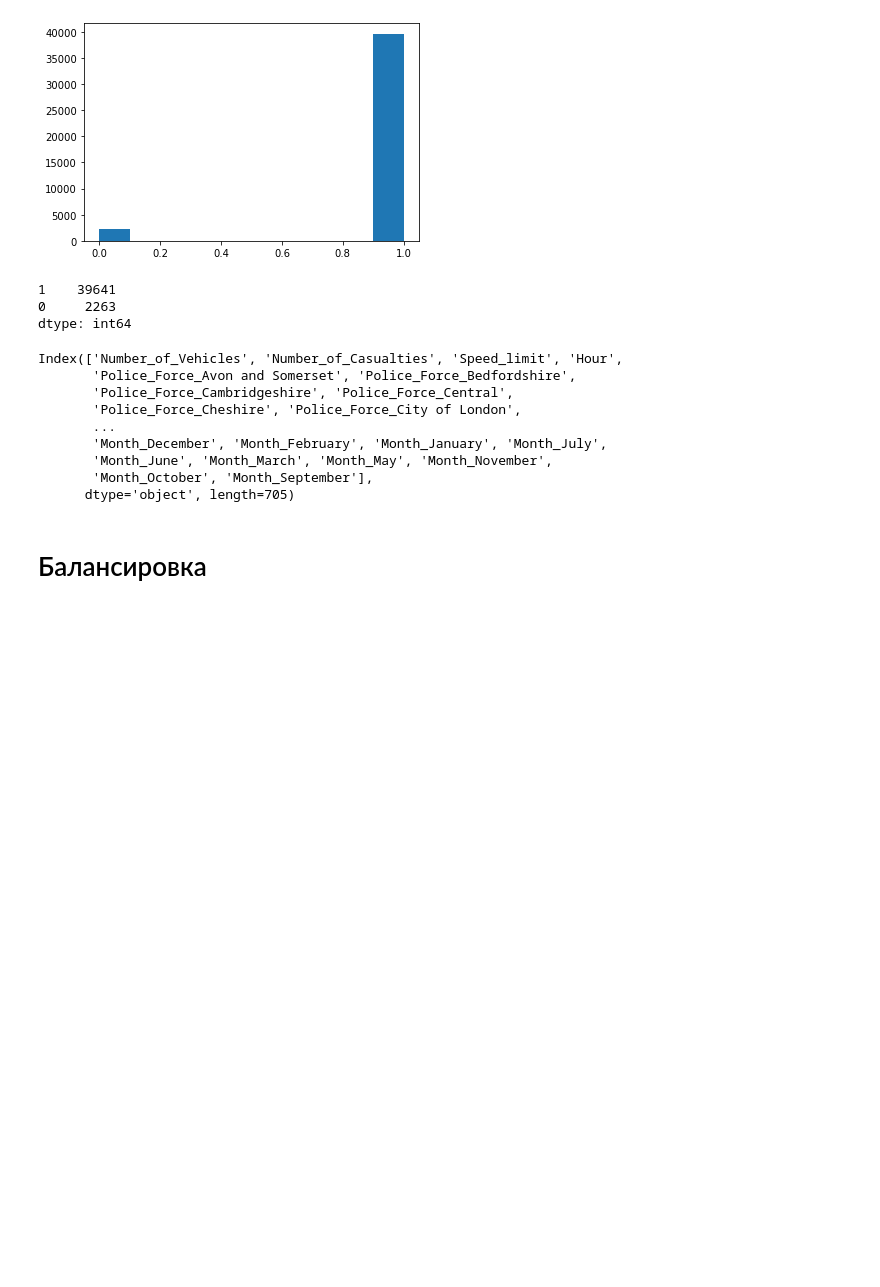
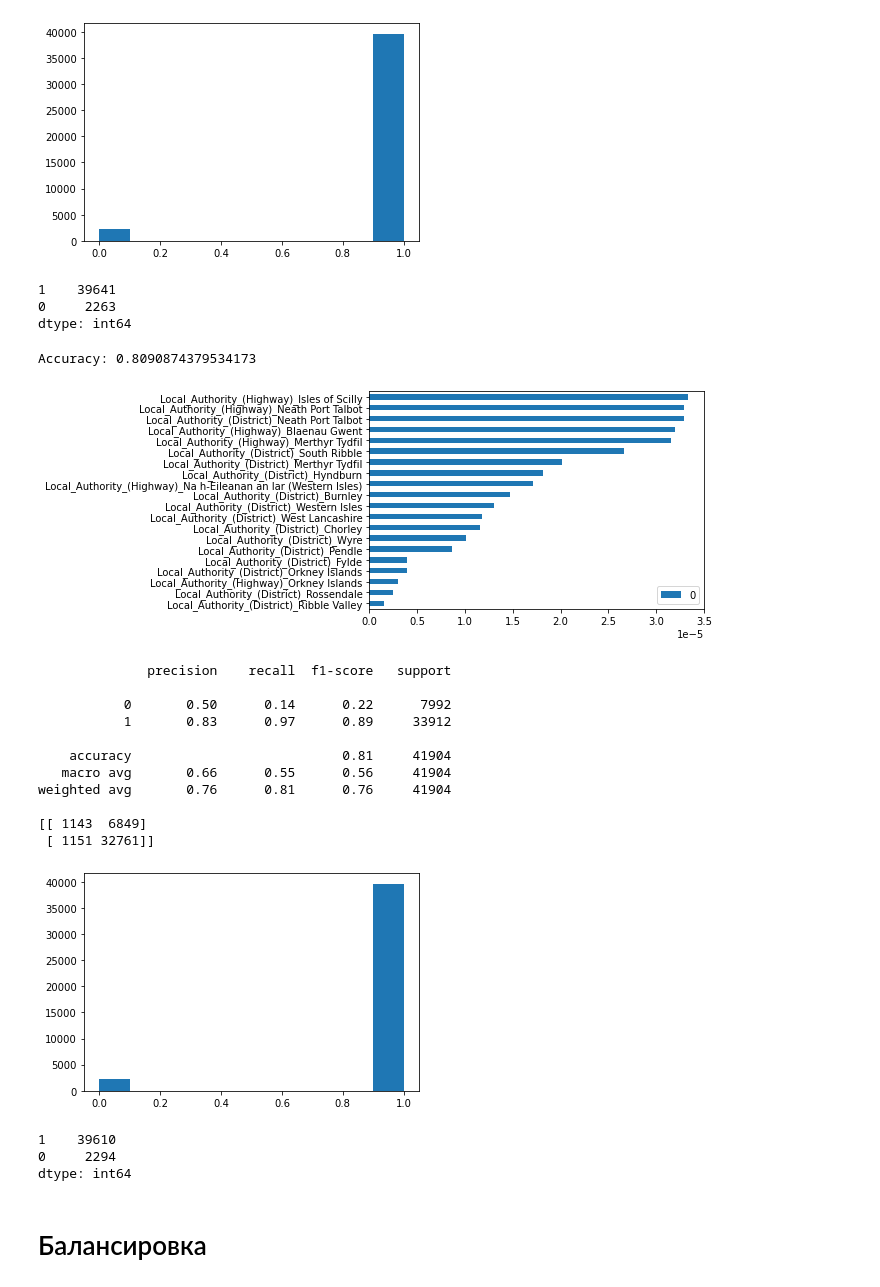
Before and after one commit to yupest/data-analysis, a Jupyter notebook: Forecasting Accidents.ipynb, the cells around one changed output. Cells and saved outputs as stored; diff of their text form; code cells hidden in the pictures; blank space fills up the shorter version.

```diff
--- a/Forecasting Accidents.ipynb
+++ b/Forecasting Accidents.ipynb
@@ -469,18 +469,67 @@ weighted avg       0.76      0.80      0.76     41904
 1    39641
 0     2263
 dtype: int64
-# %%
-X.columns
-# %% [output]
-Index(['Number_of_Vehicles', 'Number_of_Casualties', 'Speed_limit', 'Hour',
-       'Police_Force_Avon and Somerset', 'Police_Force_Bedfordshire',
-       'Police_Force_Cambridgeshire', 'Police_Force_Central',
-       'Police_Force_Cheshire', 'Police_Force_City of London',
-       ...
-       'Month_December', 'Month_February', 'Month_January', 'Month_July',
-       'Month_June', 'Month_March', 'Month_May', 'Month_November',
-       'Month_October', 'Month_September'],
-      dtype='object', length=705)
+# %%
+# Import train_test_split function
+from sklearn.model_selection import train_test_split
+df_temp = data.loc[data['Did_Police_Officer_Attend_Scene_of_Accident']!='No_Self_Reported'].copy()
+df_temp['Response'] = df_temp['Did_Police_Officer_Attend_Scene_of_Accident'].replace({'Yes':1, 'No':0})
+X=pd.get_dummies(df_temp[['Police_Force', 'Accident_Severity',
+        'Day_of_Week', 'Local_Authority_(District)', 'Local_Authority_(Highway)', 'Road_Type',
+        'Junction_Control','Pedestrian_Crossing-Human_Control',
+       'Pedestrian_Crossing-Physical_Facilities', 'Light_Conditions',
+       'Weather_Conditions', 'Road_Surface_Conditions',
+       'Urban_or_Rural_Area',  'Month', ]]) # Features
+numeric_features = ['Number_of_Vehicles', 'Number_of_Casualties','Speed_limit','Hour']
+X[numeric_features] = df_temp[numeric_features]
+y=df_temp['Response']  # Labels
+
+# Split dataset into training set and test set
+X_train, X_test, y_train, y_test = train_test_split(X, y, test_size=0.3) # 70% training and 30% test
+
+#Import Random Forest Model
+from sklearn.ensemble import RandomForestClassifier
+
+#Create a Gaussian Classifier
+clf=RandomForestClassifier(n_estimators=100, random_state = 42)
+
+#Train the model using the training sets y_pred=clf.predict(X_test)
+clf.fit(X_train,y_train)
+
+y_pred=clf.predict(X_test)
+# %%
+from sklearn import metrics
+
+print("Accuracy:", metrics.accuracy_score(y_test, y_pred))
+
+feature_imp = pd.DataFrame(clf.feature_importances_,index=X.columns).sort_values(0,ascending=True)
+feature_imp[:20].plot(kind = 'barh')
+plt.show()
+
+print(metrics.classification_report(y_test,y_pred))
+print(confusion_matrix(y_test, y_pred))
+plt.hist(y_pred)
+plt.show()
+
+pd.Series(y_pred).value_counts()
+# %% [output]
+Accuracy: 0.8090874379534173
+[figure, added]
+              precision    recall  f1-score   support
+
+           0       0.50      0.14      0.22      7992
+           1       0.83      0.97      0.89     33912
+
+    accuracy                           0.81     41904
+   macro avg       0.66      0.55      0.56     41904
+weighted avg       0.76      0.81      0.76     41904
+
+[[ 1143  6849]
+ [ 1151 32761]]
+[figure, added]
+1    39610
+0     2294
+dtype: int64
 # %% [markdown]
 # Балансировка
 # %%
```
